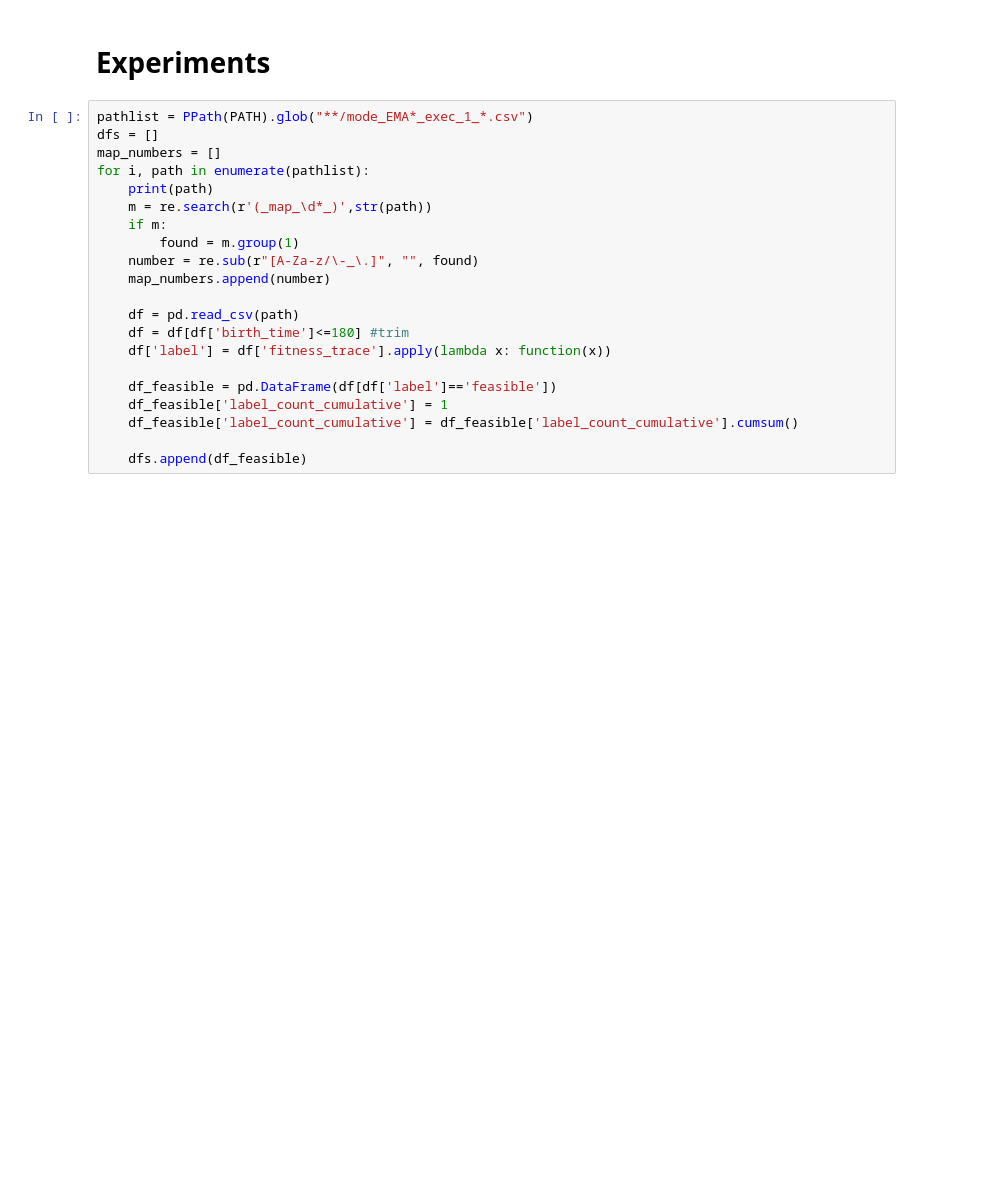
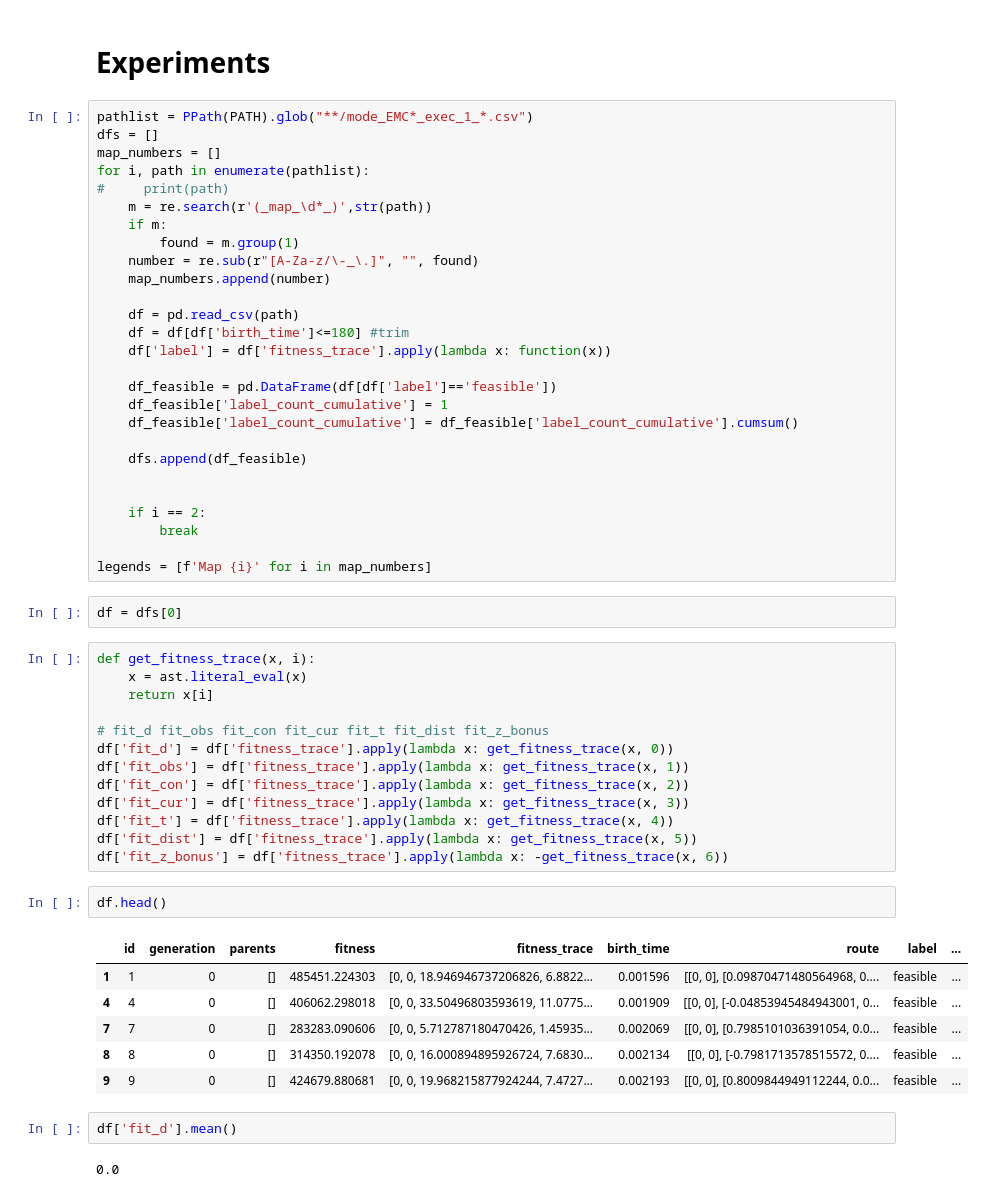
Before and after one commit to gustavo-moura/path-planning, a Jupyter notebook: History_Analysis.ipynb, the cells around one changed output. Saved outputs shown, nothing was run; the diff lists cells and outputs as text; blank space fills up the shorter version.

```diff
--- a/History_Analysis.ipynb
+++ b/History_Analysis.ipynb
@@ -233,11 +237,11 @@ df['label_count_cumulative']
 # %% [markdown]
 # Experiments
 # %%
-pathlist = PPath(PATH).glob("**/mode_EMA*_exec_1_*.csv")
+pathlist = PPath(PATH).glob("**/mode_EMC*_exec_1_*.csv")
 dfs = []
 map_numbers = []
 for i, path in enumerate(pathlist):
-    print(path)
+#     print(path)
     m = re.search(r'(_map_\d*_)',str(path))
     if m:
         found = m.group(1)
@@ -253,3 +257,37 @@ for i, path in enumerate(pathlist):
     df_feasible['label_count_cumulative'] = df_feasible['label_count_cumulative'].cumsum()
 
     dfs.append(df_feasible)
+
+
+    if i == 2:
+        break
+
+legends = [f'Map {i}' for i in map_numbers]
+# %%
+df = dfs[0]
+# %%
+def get_fitness_trace(x, i):
+    x = ast.literal_eval(x)
+    return x[i]
+
+# fit_d fit_obs fit_con fit_cur fit_t fit_dist fit_z_bonus
+df['fit_d'] = df['fitness_trace'].apply(lambda x: get_fitness_trace(x, 0))
+df['fit_obs'] = df['fitness_trace'].apply(lambda x: get_fitness_trace(x, 1))
+df['fit_con'] = df['fitness_trace'].apply(lambda x: get_fitness_trace(x, 2))
+df['fit_cur'] = df['fitness_trace'].apply(lambda x: get_fitness_trace(x, 3))
+df['fit_t'] = df['fitness_trace'].apply(lambda x: get_fitness_trace(x, 4))
+df['fit_dist'] = df['fitness_trace'].apply(lambda x: get_fitness_trace(x, 5))
+df['fit_z_bonus'] = df['fitness_trace'].apply(lambda x: -get_fitness_trace(x, 6))
+# %%
+df.head()
+# %% [output]
+|  | id | generation | parents | fitness | fitness_trace | birth_time | route | label | ... |
+| 1 | 1 | 0 | [] | 485451.224303 | [0, 0, 18.946946737206826, 6.8822... | 0.001596 | [[0, 0], [0.09870471480564968, 0.... | feasible | ... |
+| 4 | 4 | 0 | [] | 406062.298018 | [0, 0, 33.50496803593619, 11.0775... | 0.001909 | [[0, 0], [-0.04853945484943001, 0... | feasible | ... |
+| 7 | 7 | 0 | [] | 283283.090606 | [0, 0, 5.712787180470426, 1.45935... | 0.002069 | [[0, 0], [0.7985101036391054, 0.0... | feasible | ... |
+| 8 | 8 | 0 | [] | 314350.192078 | [0, 0, 16.000894895926724, 7.6830... | 0.002134 | [[0, 0], [-0.7981713578515572, 0.... | feasible | ... |
+| 9 | 9 | 0 | [] | 424679.880681 | [0, 0, 19.968215877924244, 7.4727... | 0.002193 | [[0, 0], [0.8009844949112244, 0.0... | feasible | ... |
+# %%
+df['fit_d'].mean()
+# %% [output]
+0.0
```
Also changed, not shown: parts of 8 cells of this notebook, 1 other file.
